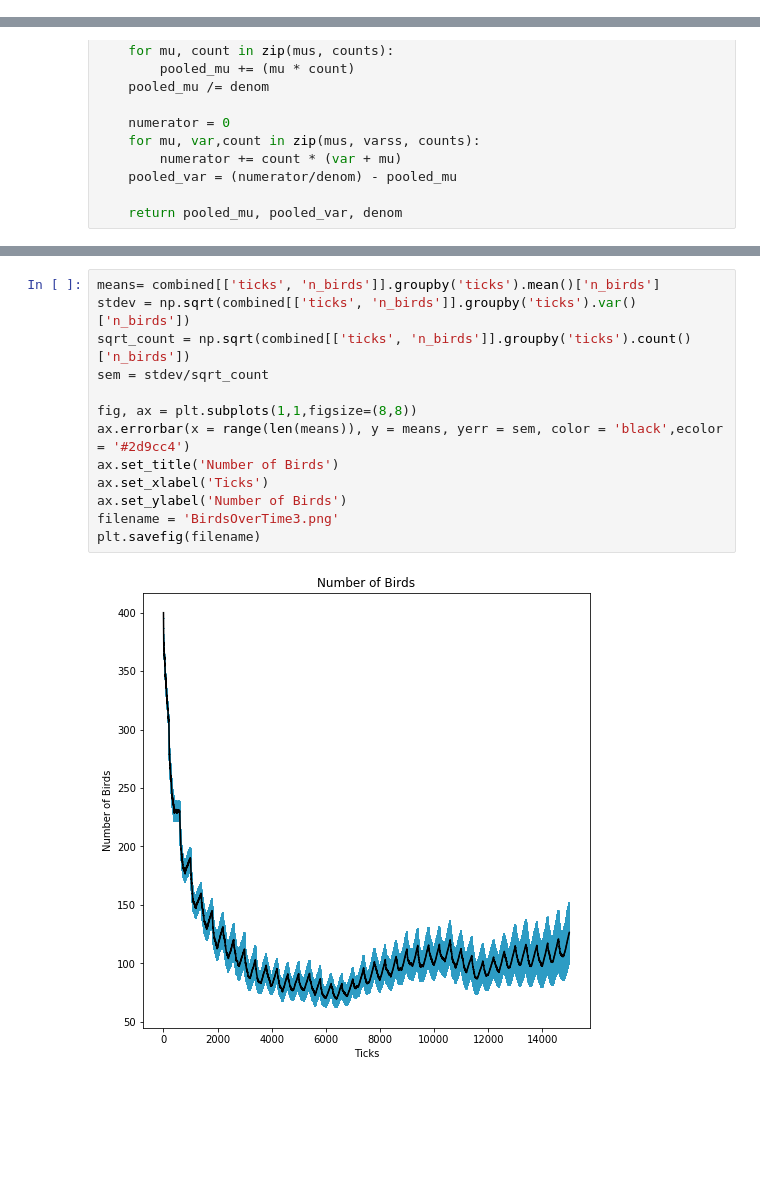
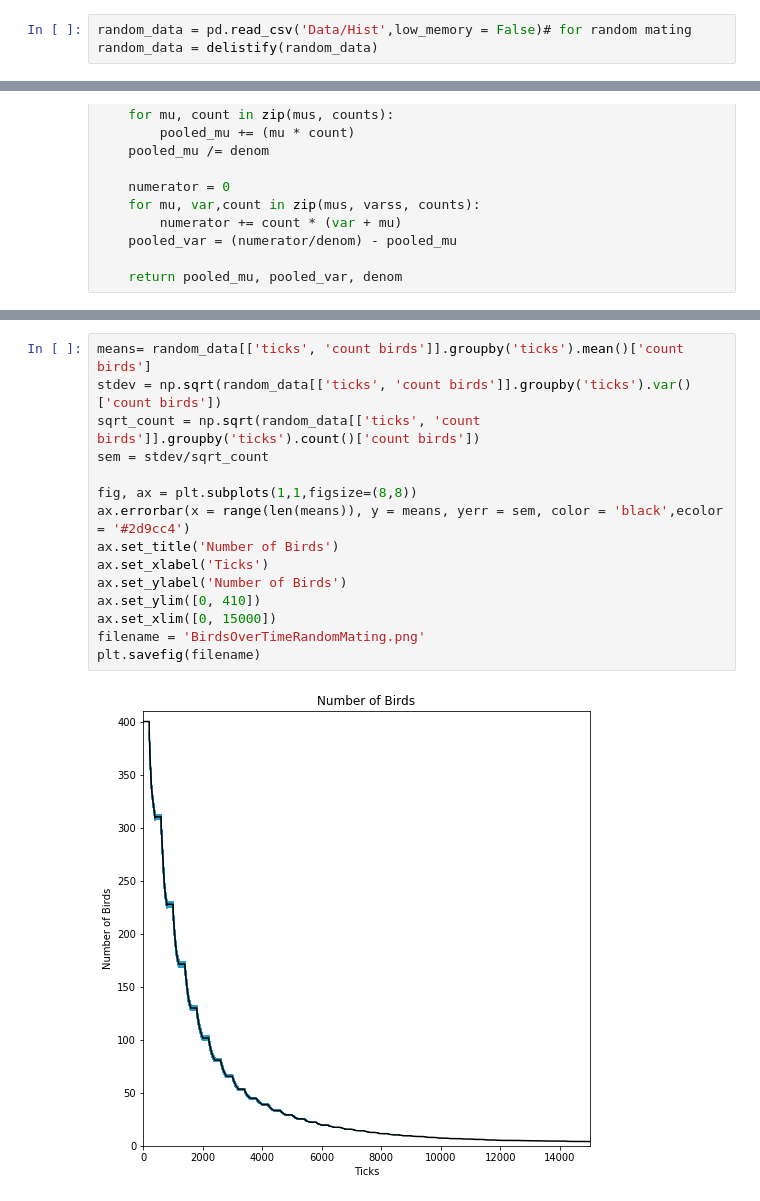
Before and after one commit to benjijamorris/Dynamic-Models-of-Biology, a Jupyter notebook: Graphs.ipynb, the cells around one changed output, grey strips where cells are left out. Saved outputs shown, nothing was run; the diff lists cells and outputs as text; blank space fills up the shorter version.

```diff
--- a/Graphs.ipynb
+++ b/Graphs.ipynb
@@ -5,0 +32,3 @@ import matplotlib.pyplot as plt
+# %%
+random_data = pd.read_csv('Data/Hist',low_memory = False)# for random mating
+random_data = delistify(random_data)
@@ -105,15 +393,17 @@ for s_type, unit in zip(sensitivity_types, units):
 # %%
-means= combined[['ticks', 'n_birds']].groupby('ticks').mean()['n_birds']
-stdev = np.sqrt(combined[['ticks', 'n_birds']].groupby('ticks').var()['n_birds'])
-sqrt_count = np.sqrt(combined[['ticks', 'n_birds']].groupby('ticks').count()['n_birds'])
+means= random_data[['ticks', 'count birds']].groupby('ticks').mean()['count birds']
+stdev = np.sqrt(random_data[['ticks', 'count birds']].groupby('ticks').var()['count birds'])
+sqrt_count = np.sqrt(random_data[['ticks', 'count birds']].groupby('ticks').count()['count birds'])
 sem = stdev/sqrt_count
 
 fig, ax = plt.subplots(1,1,figsize=(8,8))
 ax.errorbar(x = range(len(means)), y = means, yerr = sem, color = 'black',ecolor = '#2d9cc4')
 ax.set_title('Number of Birds')
 ax.set_xlabel('Ticks')
 ax.set_ylabel('Number of Birds')
-filename = 'BirdsOverTime3.png'
+ax.set_ylim([0, 410])
+ax.set_xlim([0, 15000])
+filename = 'BirdsOverTimeRandomMating.png'
 plt.savefig(filename)
 # %% [output]
-[figure, old version]
+[figure, new version]
```
Also changed, not shown: parts of 25 cells of this notebook.
